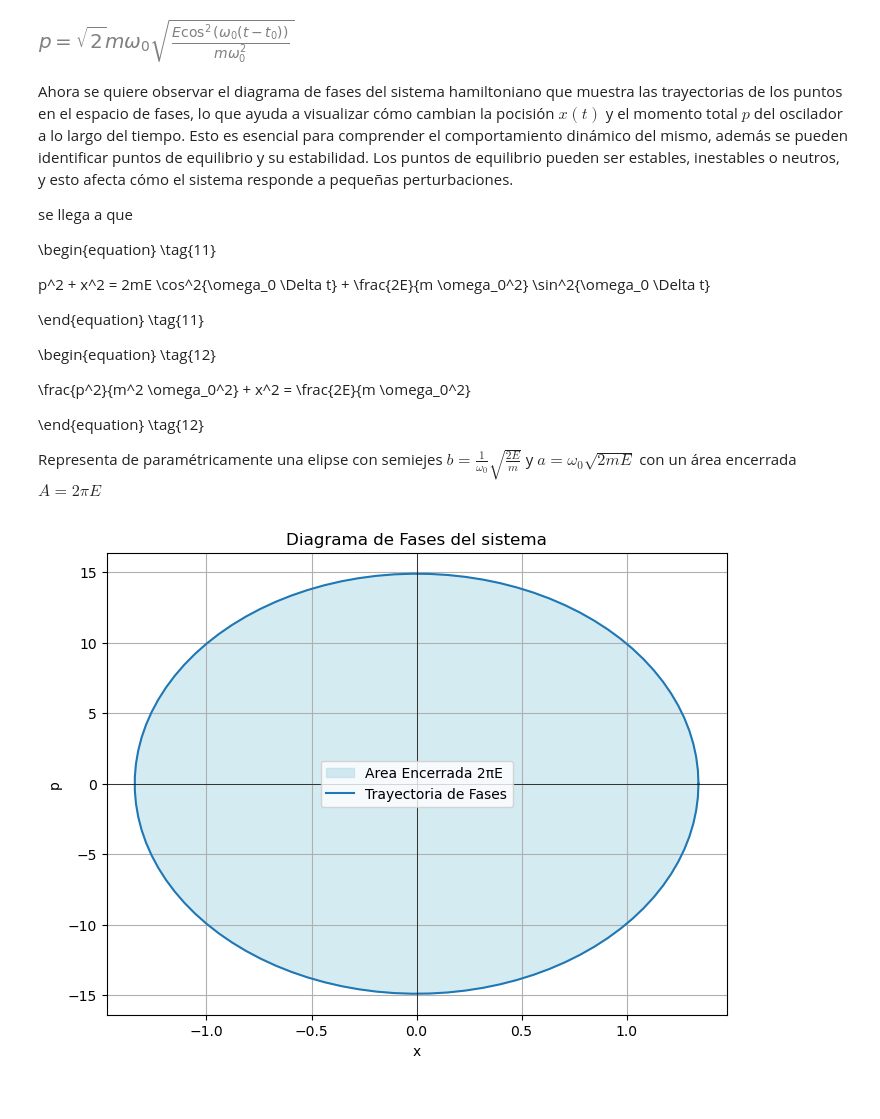
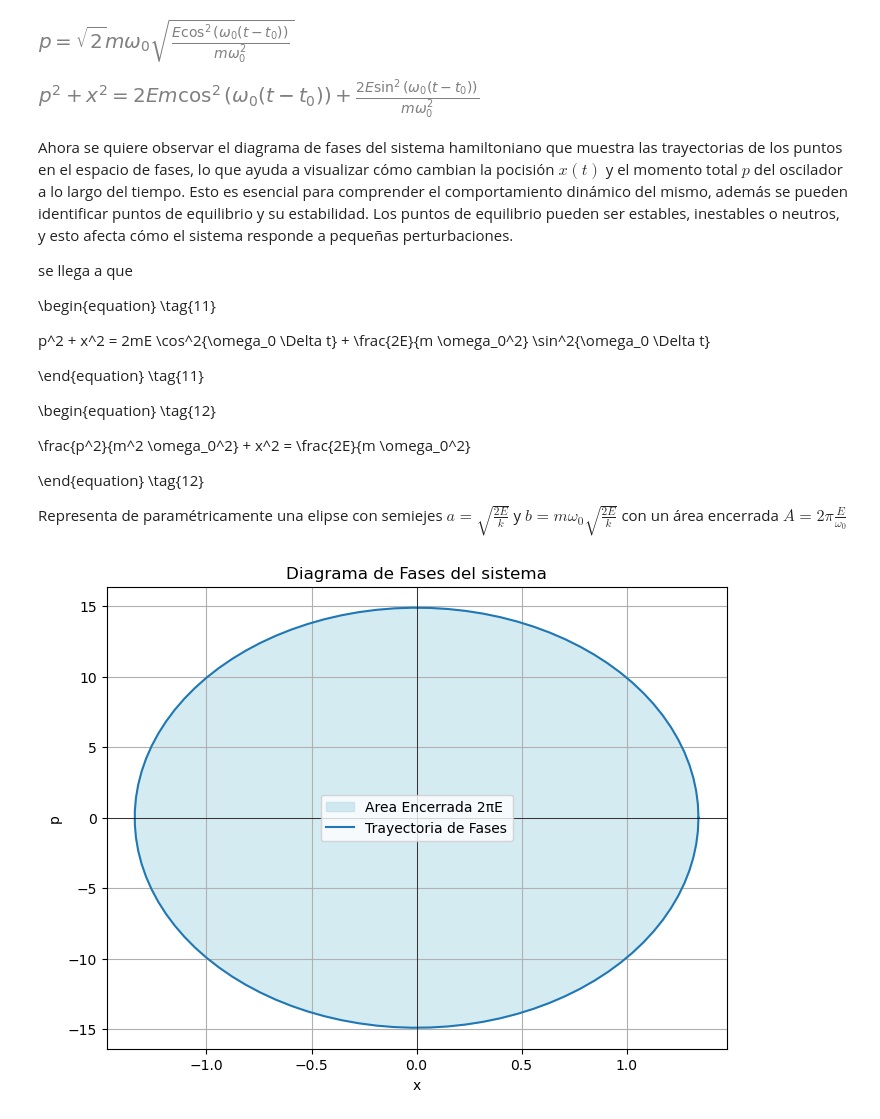
Before and after one commit to jerolg/FISICA_TEORICA_2, a Jupyter notebook: T3_Mecanica_hamilton/T3_hamilton.ipynb, the cells around one changed output. Cells and saved outputs as stored; diff of their text form; code cells hidden in the pictures.

```diff
--- a/T3_Mecanica_hamilton/T3_hamilton.ipynb
+++ b/T3_Mecanica_hamilton/T3_hamilton.ipynb
@@ -107,6 +107,10 @@ P = sp.Eq(p,sp.simplify(P.subs(x, X[0])))
 P
 # %% [output]
 [figure]
+# %%
+sp.Eq(p**2 + x**2, P.rhs**2 + X[0]**2)
+# %% [output]
+[figure, added]
 # %% [markdown]
 Ahora se quiere observar el diagrama de fases del sistema hamiltoniano que muestra las trayectorias de los puntos en el espacio de fases, lo que ayuda a visualizar cómo cambian la pocisión $x(t)$ y el momento total $p$ del oscilador a lo largo del tiempo. Esto es esencial para comprender el comportamiento dinámico del mismo, además se pueden identificar puntos de equilibrio y su estabilidad. Los puntos de equilibrio pueden ser estables, inestables o neutros, y esto afecta cómo el sistema responde a pequeñas perturbaciones.
 
@@ -124,7 +128,7 @@ p^2 + x^2  = 2mE \cos^2{\omega_0 \Delta t} + \frac{2E}{m \omega_0^2} \sin^2{\ome
 
 \end{equation} \tag{12}
 
-Representa de paramétricamente una elipse con semiejes $b = \frac{1}{\omega_0} \sqrt{\frac{2E}{m}}$ y $a = \omega_0 \sqrt{2 m E}$ con un área encerrada $A = 2\pi E$
+Representa de paramétricamente una elipse con semiejes $a = \sqrt{\frac{2E}{k}}$ y $b = m \omega_0 \sqrt{\frac{2E}{k}}$ con un área encerrada $A = 2\pi \frac{E}{\omega_0}$
 # %%
 #DIAGRAMA DE FASES DEL SISTEMA HAMILTONIANO
 
```
Also changed, not shown: parts of 3 cells of this notebook.
